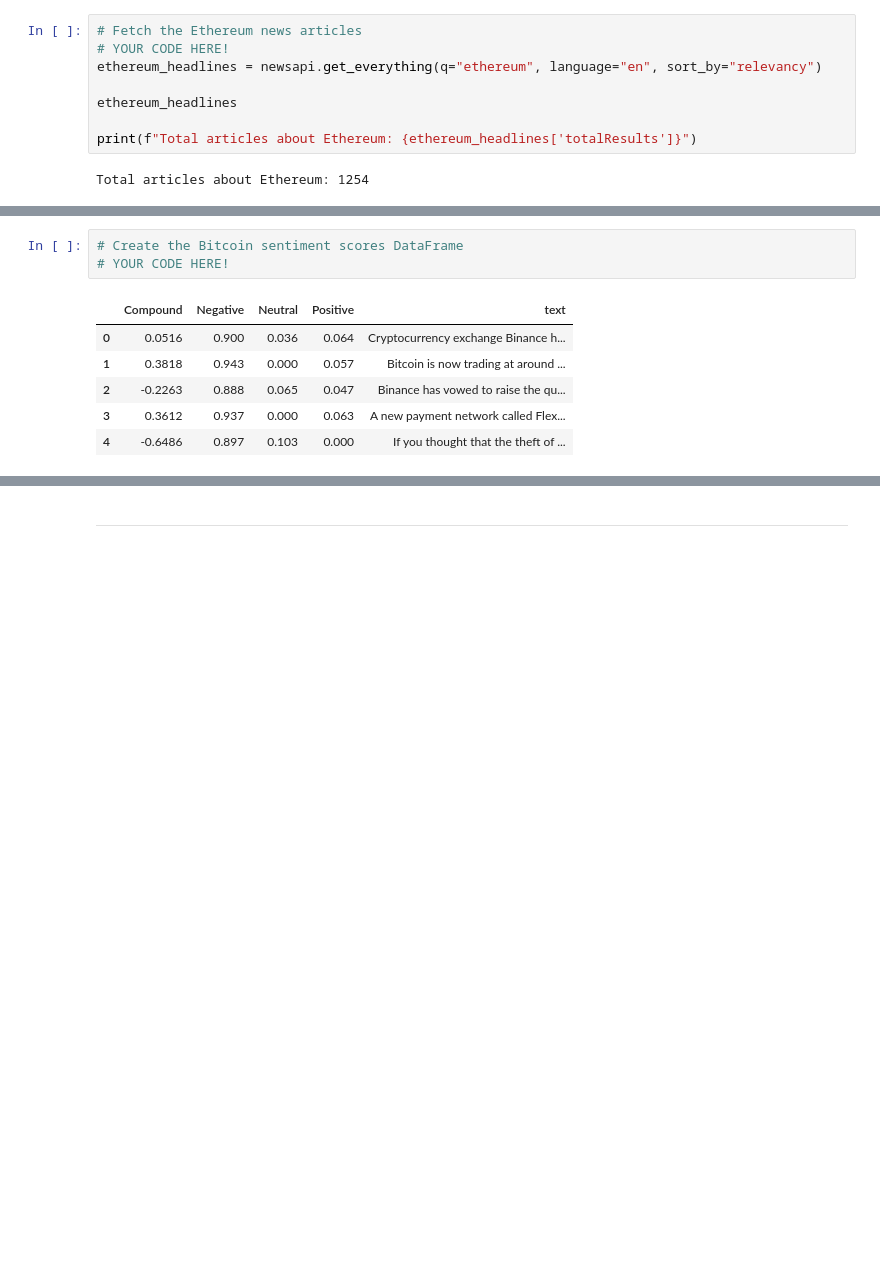
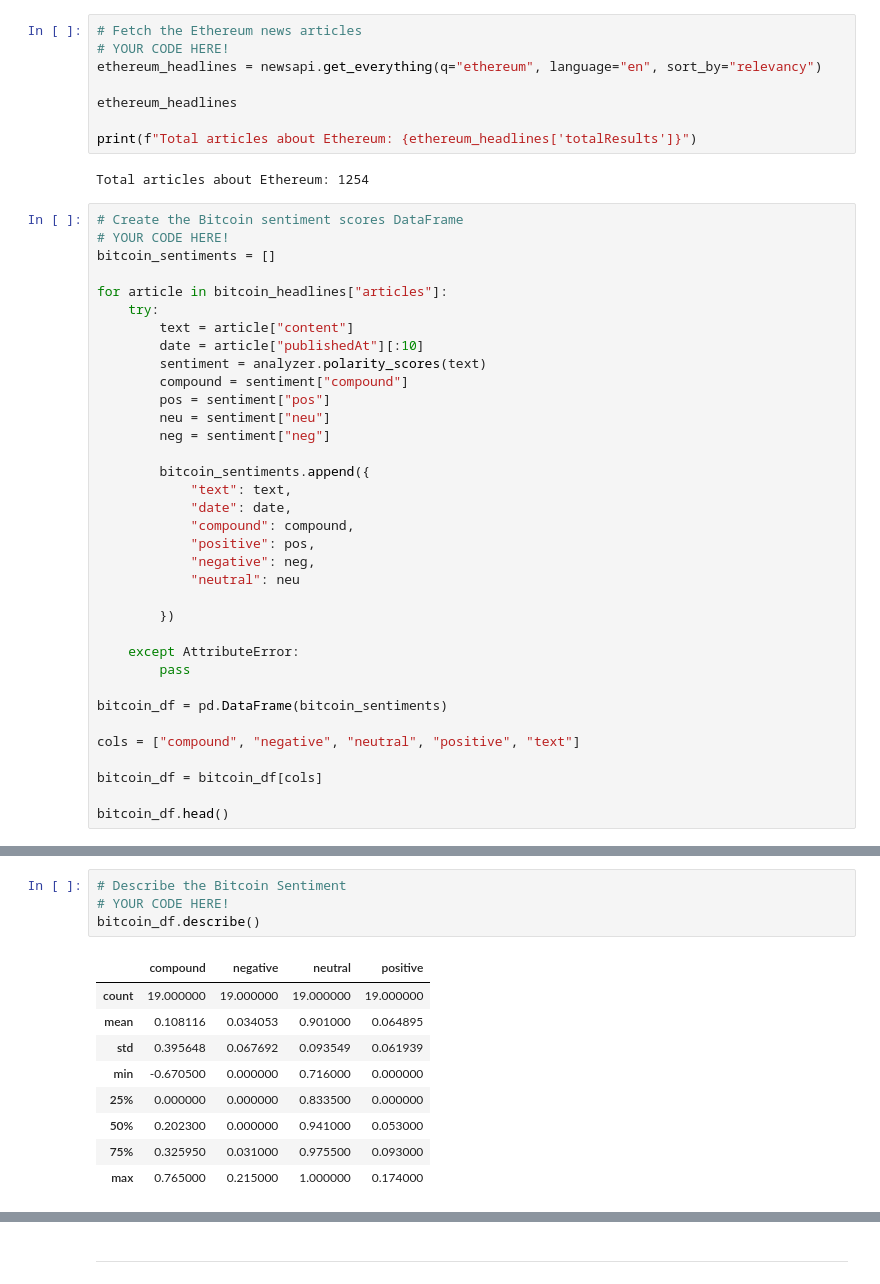
Before and after one commit to jorgeabud/NPL_homework, a Jupyter notebook: Starter_Code/crypto_sentiment.ipynb, the cells around one changed output, grey strips where cells are left out. Saved outputs shown, nothing was run; the diff lists cells and outputs as text; blank space fills up the shorter version.

Commit message:
sentiment describe bit and ethe done

```diff
--- a/Starter_Code/crypto_sentiment.ipynb
+++ b/Starter_Code/crypto_sentiment.ipynb
@@ -47,3 +47,38 @@ ethereum_headlines
 print(f"Total articles about Ethereum: {ethereum_headlines['totalResults']}")
 # %% [output]
 Total articles about Ethereum: 1254
+# %%
+# Create the Bitcoin sentiment scores DataFrame
+# YOUR CODE HERE!
+bitcoin_sentiments = []
+
+for article in bitcoin_headlines["articles"]:
+    try:
+        text = article["content"]
+        date = article["publishedAt"][:10]
+        sentiment = analyzer.polarity_scores(text)
+        compound = sentiment["compound"]
+        pos = sentiment["pos"]
+        neu = sentiment["neu"]
+        neg = sentiment["neg"]
+
+        bitcoin_sentiments.append({
+            "text": text,
+            "date": date,
+            "compound": compound,
+            "positive": pos,
+            "negative": neg,
+            "neutral": neu
+
+        })
+
+    except AttributeError:
+        pass
+
+bitcoin_df = pd.DataFrame(bitcoin_sentiments)
+
+cols = ["compound", "negative", "neutral", "positive", "text"]
+
+bitcoin_df = bitcoin_df[cols]
+
+bitcoin_df.head()
@@ -50,11 +134,15 @@ Total articles about Ethereum: 1254
 # %%
-# Create the Bitcoin sentiment scores DataFrame
+# Describe the Bitcoin Sentiment
 # YOUR CODE HERE!
+bitcoin_df.describe()
 # %% [output]
-|  | Compound | Negative | Neutral | Positive | text |
-| 0 | 0.0516 | 0.900 | 0.036 | 0.064 | Cryptocurrency exchange Binance h... |
-| 1 | 0.3818 | 0.943 | 0.000 | 0.057 | Bitcoin is now trading at around ... |
-| 2 | -0.2263 | 0.888 | 0.065 | 0.047 | Binance has vowed to raise the qu... |
-| 3 | 0.3612 | 0.937 | 0.000 | 0.063 | A new payment network called Flex... |
-| 4 | -0.6486 | 0.897 | 0.103 | 0.000 | If you thought that the theft of ... |
+|  | compound | negative | neutral | positive |
+| count | 19.000000 | 19.000000 | 19.000000 | 19.000000 |
+| mean | 0.108116 | 0.034053 | 0.901000 | 0.064895 |
+| std | 0.395648 | 0.067692 | 0.093549 | 0.061939 |
+| min | -0.670500 | 0.000000 | 0.716000 | 0.000000 |
+| 25% | 0.000000 | 0.000000 | 0.833500 | 0.000000 |
+| 50% | 0.202300 | 0.000000 | 0.941000 | 0.053000 |
+| 75% | 0.325950 | 0.031000 | 0.975500 | 0.093000 |
+| max | 0.765000 | 0.215000 | 1.000000 | 0.174000 |
 # %%
```
Also changed, not shown: parts of 6 cells of this notebook.
